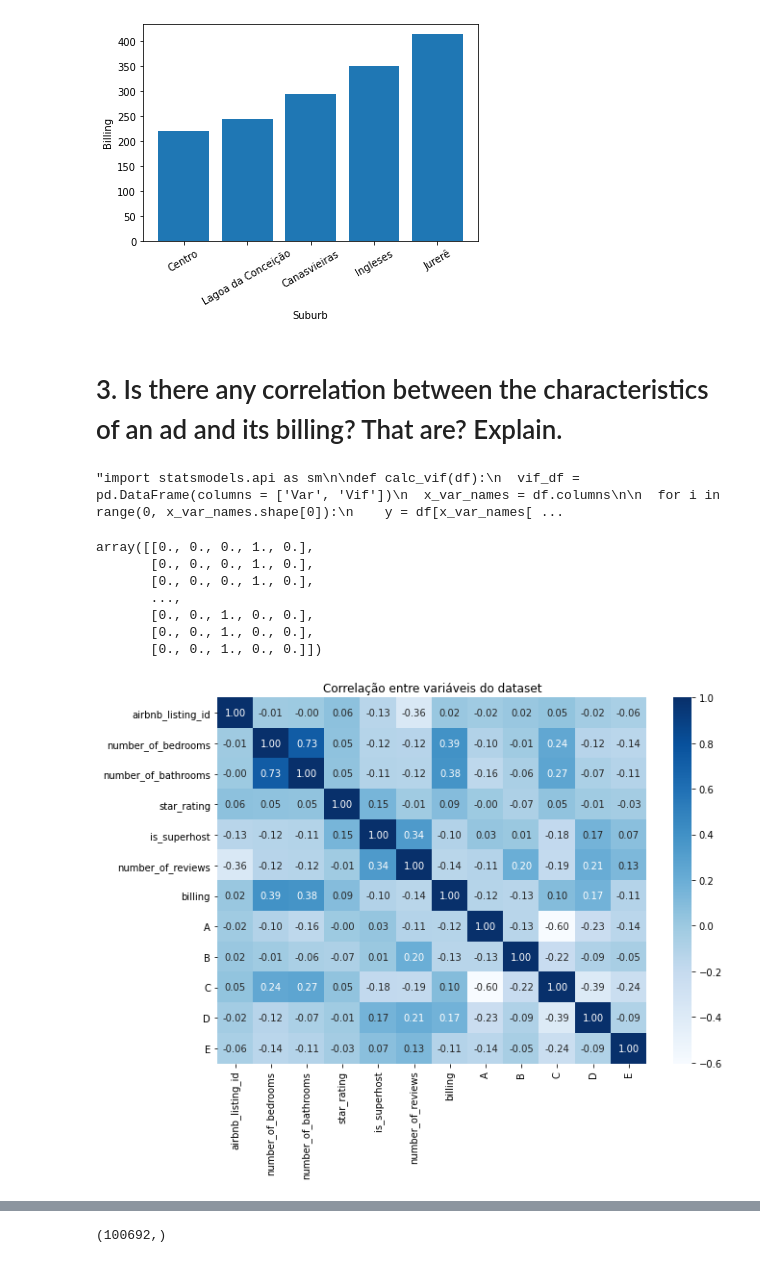
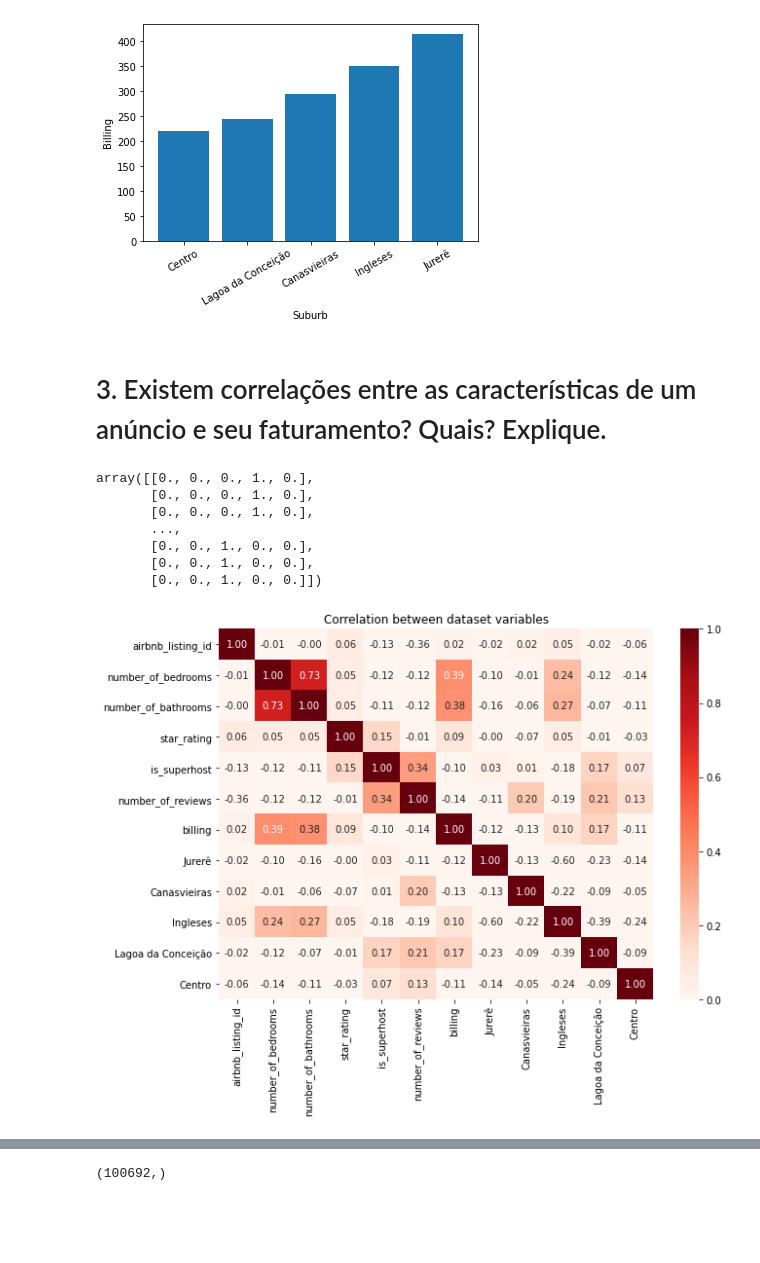
Before and after one commit to carneiroRomulo/SeazoneChallenge, a Jupyter notebook: Challenge.ipynb, the cells around one changed output, grey strips where cells are left out. Saved outputs shown, nothing was run; the diff lists cells and outputs as text; code cells hidden in the pictures; blank space fills up the shorter version.

```diff
--- a/Challenge.ipynb
+++ b/Challenge.ipynb
@@ -110,3 +120,6 @@ raw_priceav_df.head()
+# %%
+# Remove features desnecessárias para análise
+raw_priceav_df = raw_priceav_df.drop(columns=['Unnamed: 0', 'Unnamed: 0.1'])
 # %%
 raw_priceav_df.dtypes
 # %% [output]
@@ -220,4 +193,3 @@ df2_price.head()
 # %%
-# Selects only occupied IDs
-df3_price = df2_price.get(df2_price['occupied']==1)
-df3_price.head()
+# Seleciona apenas os IDs ocupados
+df2_price = df1_price.get(df1_price['occupied']==1)
@@ -231,5 +196,5 @@ df3_price.head()
 # %%
-# Combine datasets
-df_merged = pd.merge(df2_details, df3_price, how='inner')
+# Combina os datasets
+df_merged = pd.merge(df2_details, df2_price, how='inner')
 df_merged.rename(columns={'price_string':'billing'}, inplace=True)
 # %%
@@ -244,25 +217,8 @@ plt.ylabel('Billing')
 # %% [output]
 Text(0, 0.5, 'Billing')
 [figure]
-# %% [markdown]
-# 3. Is there any correlation between the characteristics of an ad and its billing? That are? Explain.
-# %%
-'''import statsmodels.api as sm
-
-def calc_vif(df):
-  vif_df = pd.DataFrame(columns = ['Var', 'Vif'])
-  x_var_names = df.columns
-
-  for i in range(0, x_var_names.shape[0]):
-    y = df[x_var_names[i]]
-    x = df(x_var_names.drop([x_var_names[i]]))
-    r_squared = sm.OLS(y,x).fit().rsquared
-    vif = round(1/(1-r_squared),2)
-    vif_df.loc[i] = [x_var_names[i], vif]
-
-  return vif_df.sort_values(by = 'Vif', axis = 0, ascending=False, inplace=False)'''
-# %% [output]
-"import statsmodels.api as sm\n\ndef calc_vif(df):\n  vif_df = pd.DataFrame(columns = ['Var', 'Vif'])\n  x_var_names = df.columns\n\n  for i in range(0, x_var_names.shape[0]):\n    y = df[x_var_names[ ...
+# %% [markdown]
+# 3. Existem correlações entre as características de um anúncio e seu faturamento? Quais? Explique.
 # %%
 from sklearn.preprocessing import OneHotEncoder
 encoder = OneHotEncoder()
@@ -278,20 +234,22 @@ array([[0., 0., 0., 1., 0.],
        [0., 0., 1., 0., 0.],
        [0., 0., 1., 0., 0.]])
 # %%
-suburb_encoded = pd.DataFrame(X, columns = ['A', 'B', 'C', 'D', 'E'])
+suburb_encoded = pd.DataFrame(X, columns = ['Jurerê', 'Canasvieiras', 'Ingleses', 'Lagoa da Conceição', 'Centro'])
 # %%
 df_analysis = df_merged.join(suburb_encoded, lsuffix='_caller', rsuffix='_other')
 df_analysis = df_analysis.drop(columns=['suburb', 'ad_name', 'booked_on', 'date', 'occupied'])
 # %%
+# Checando se há correlação positiva entre as features e o faturamento
 import matplotlib.pyplot as plt
 import seaborn as sns
 
 plt.figure(figsize=(10, 7))
 sns.heatmap(df_analysis.corr(),
             annot = True,
+            vmin=0,
             fmt = '.2f',
-            cmap='Blues')
-plt.title('Correlação entre variáveis do dataset')
+            cmap='Reds')
+plt.title('Correlation between dataset variables')
 plt.show()
 # %% [output]
-[figure, old version]
+[figure, new version]
```
Also changed, not shown: parts of 56 cells of this notebook, 6 other files.
